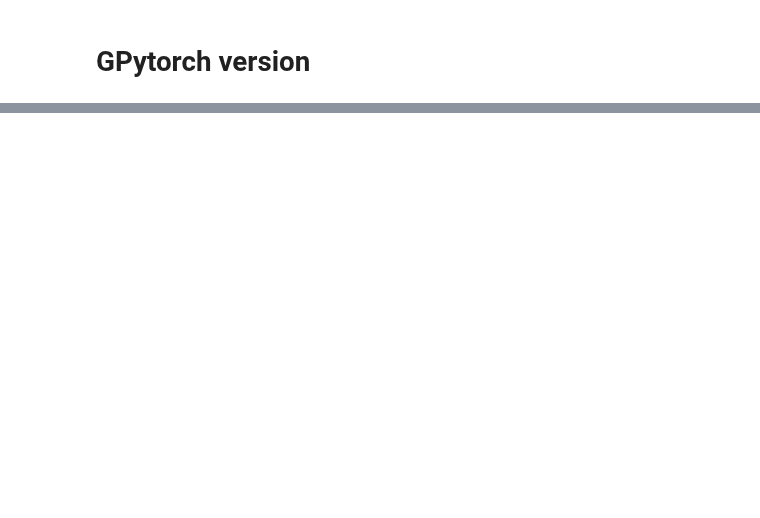
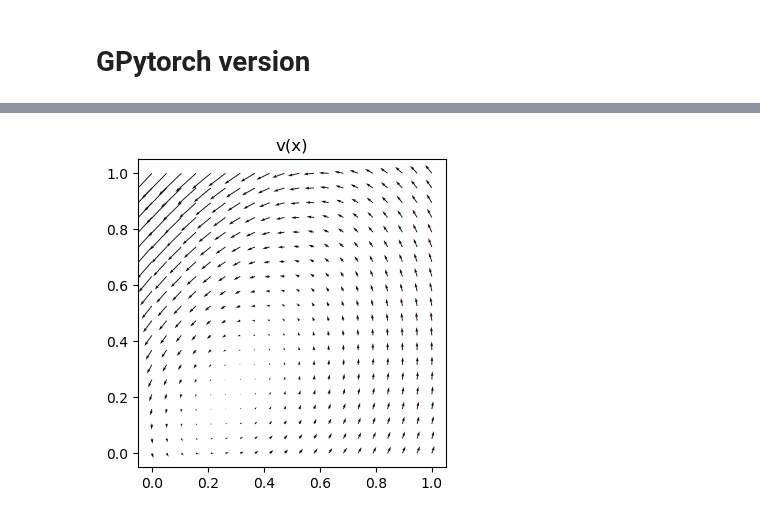
Before and after one commit to kimbente/ice_thickness, a Jupyter notebook: gpytorch.ipynb, the cells around one changed output, grey strips where cells are left out. Cells and saved outputs as stored; diff of their text form; code cells hidden in the pictures; blank space fills up the shorter version.

Commit message:
gpytorch implementation in 2D

```diff
--- a/gpytorch.ipynb
+++ b/gpytorch.ipynb
@@ -564,6 +2,0 @@ class DivergenceFreeGPModel(gpytorch.models.ExactGP):
-# %%
-likelihood = gpytorch.likelihoods.GaussianLikelihood().to(device)
-model = DivergenceFreeGPModel(x_train.T.reshape(-1), y_train_noisy.T.reshape(-1), likelihood).to(device)
-
-# Use ExactMarginalLogLikelihood
-mll = gpytorch.mlls.ExactMarginalLogLikelihood(likelihood, model)
@@ -1056,0 +305,6 @@ Wall time saved to results_sim/dfGP/dfGP_run_wall_time.txt.
+# %%
+x = x_test.T.reshape(-1).reshape(2, -1).T
+mean_x_from_dfNN = model.mean_module(x_for_dfNN)
+visualise_v_quiver(mean_x_from_dfNN, x_for_dfNN)
+# %% [output]
+[figure, added]
```
Also changed, not shown: parts of 7 cells of this notebook, 27 other files.
